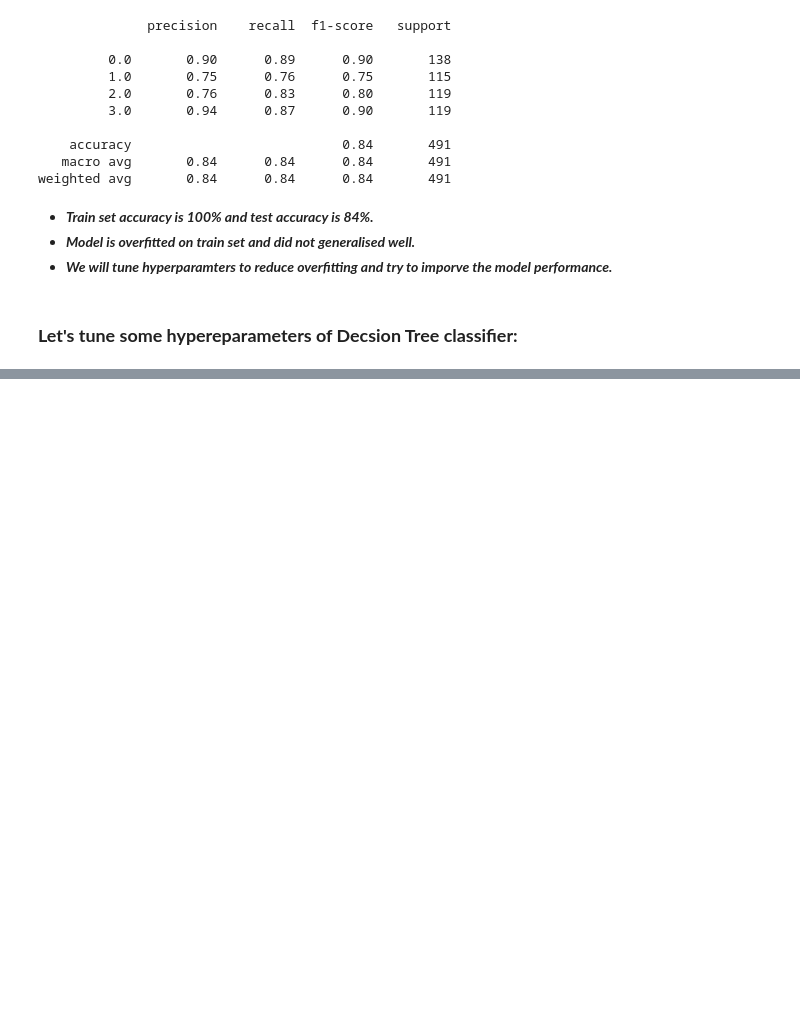
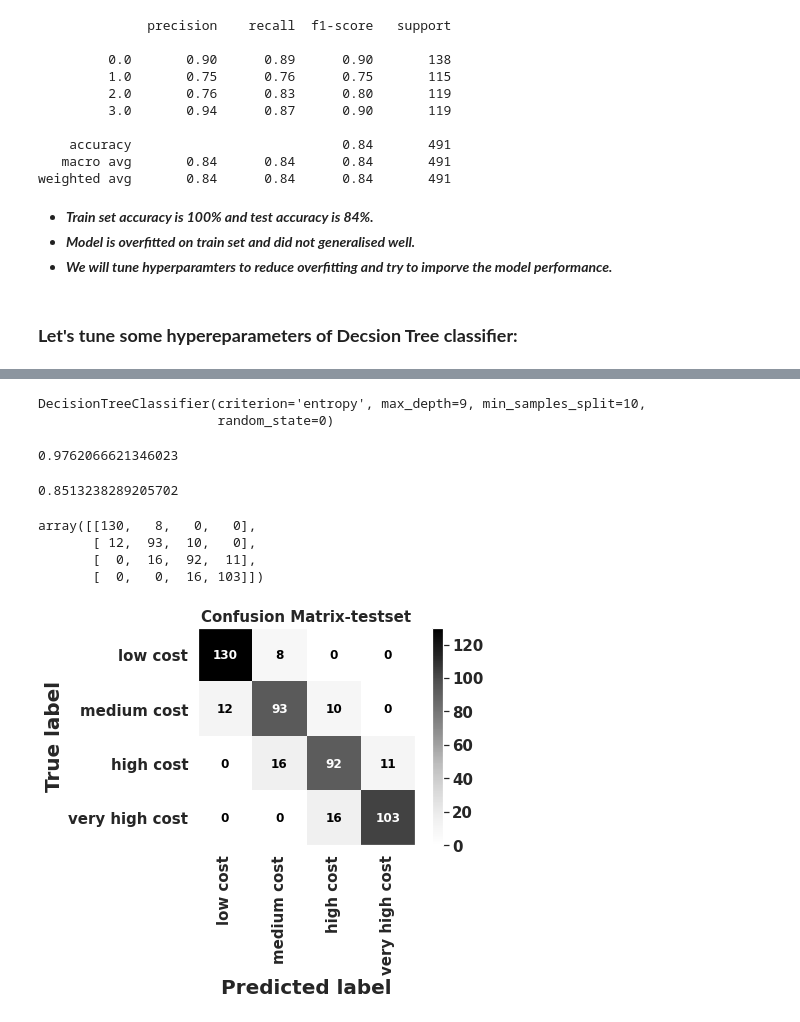
Before and after one commit to PremPatil0129/MobilePriceRangePrediction, a Jupyter notebook: MobilePriceRangePrediction.ipynb, the cells around one changed output, grey strips where cells are left out. Drawn from its saved outputs; the diff is of its cells as text; code cells hidden in the pictures; blank space fills up the shorter version.

```diff
--- a/MobilePriceRangePrediction.ipynb
+++ b/MobilePriceRangePrediction.ipynb
@@ -890,3 +890,17 @@ weighted avg       0.84      0.84      0.84       491
 * ***We will tune hyperparamters to reduce overfitting and try to imporve the model performance.***
 # %% [markdown]
 ### **Let's tune some hypereparameters of Decsion Tree classifier:**
+# %%
+# creating an object of classifier.
+dtc_= DecisionTreeClassifier(random_state=0)
+# %%
+# paramter grid values for hyperparameter tunning.
+grid_values={'criterion':['gini','entropy'],
+             'max_depth':[2,3,4,5,6,9,10,11,12,13,14,15],
+             'splitter':['best','random'],
+             'min_samples_split':[3,5,10],
+             'max_features':['auto','sqrt','log2',None]}
+# %%
+# applying GridSearchCv and fitting the model with it.
+dtc_tune=GridSearchCV(dtc_,param_grid=grid_values,cv=5,scoring='accuracy',verbose=3)
+dtc_tune.fit(X_train,y_train)   # model fitting.
@@ -892,0 +948,8 @@ weighted avg       0.84      0.84      0.84       491
+# %%
+# using best parameters and training the the data.
+dtc_optimal=DecisionTreeClassifier(criterion='entropy', max_depth=9, min_samples_split=10,
+                       random_state=0)
+dtc_optimal.fit(X_train,y_train)
+# %% [output]
+DecisionTreeClassifier(criterion='entropy', max_depth=9, min_samples_split=10,
+                       random_state=0)
@@ -892,0 +960,27 @@ weighted avg       0.84      0.84      0.84       491
+# %%
+# Checking the accuarcy score of train set.
+accuracy_score(y_train,y_train_pred)
+# %% [output]
+0.9762066621346023
+# %%
+# Checking the accuarcy score of test set.
+accuracy_score(y_test,y_pred)
+# %% [output]
+0.8513238289205702
+# %%
+# getting confusion matrix for test set.
+cf_matrix=confusion_matrix(y_test,y_pred)
+cf_matrix
+# %% [output]
+array([[130,   8,   0,   0],
+       [ 12,  93,  10,   0],
+       [  0,  16,  92,  11],
+       [  0,   0,  16, 103]])
+# %%
+# plotting confusion matrix for test set.
+plot_confusion_matrix(dtc_optimal,X_test,y_test,cmap='Greys',display_labels=Class_cat,xticks_rotation='vertical')
+plt.grid(False)
+plt.title('Confusion Matrix-testset',fontsize=15)
+plt.show()
+# %% [output]
+[figure, added]
```
Also changed, not shown: parts of 9 cells of this notebook.
